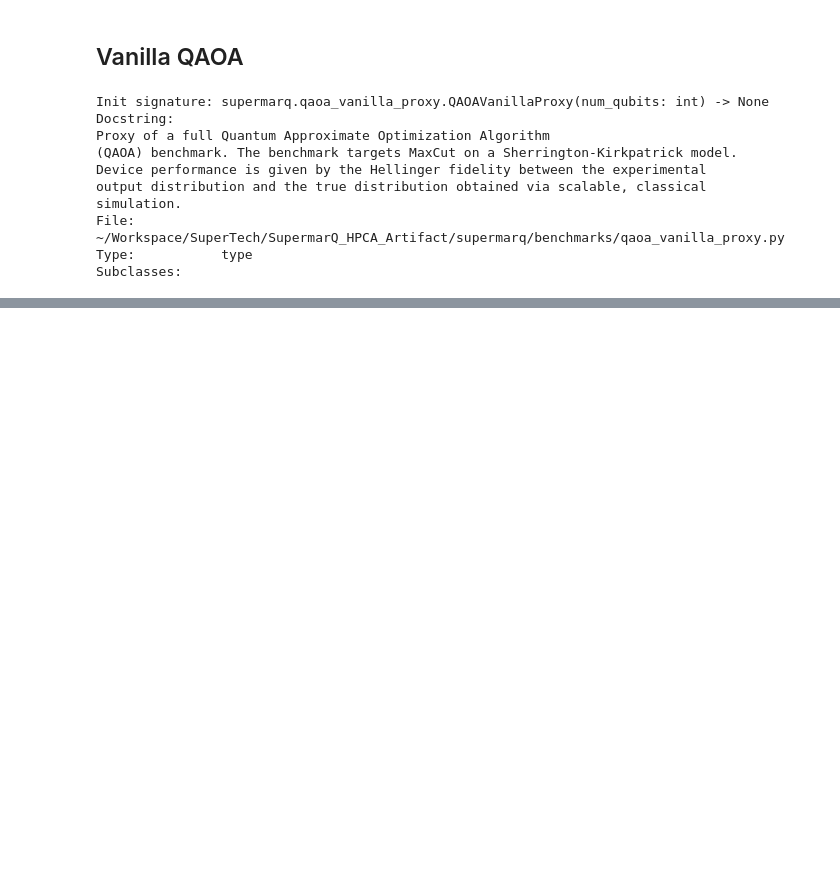
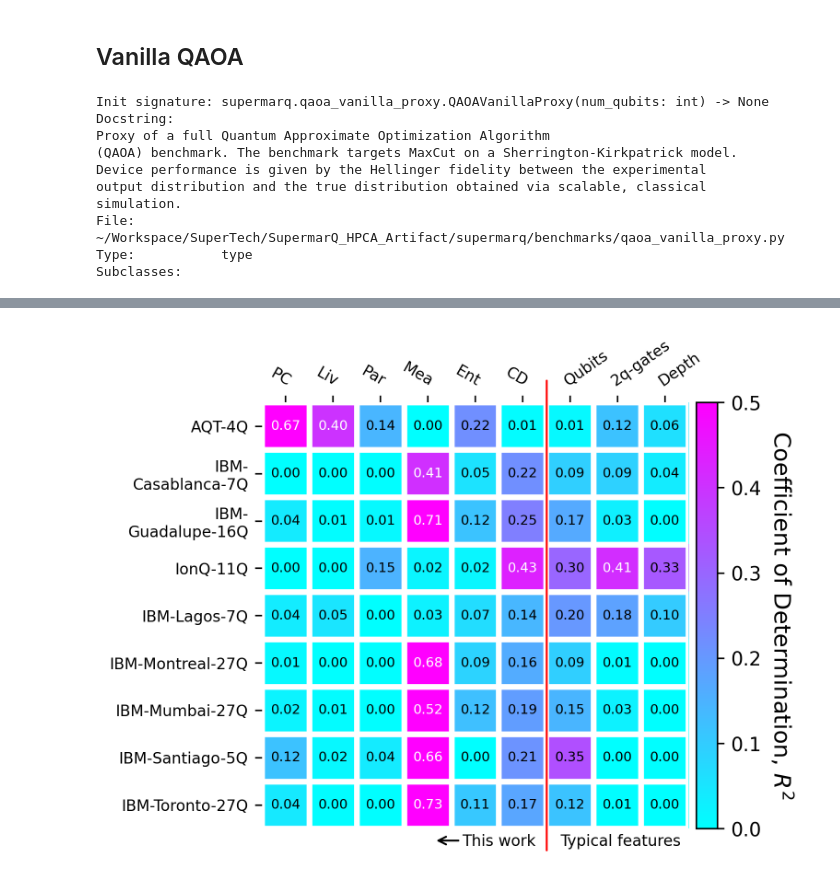
Before and after one commit to 00mjk/superMarq-1, a Jupyter notebook: HPCA_Artifact.ipynb, the cells around one changed output, grey strips where cells are left out. Saved outputs shown, nothing was run; the diff lists cells and outputs as text; code cells hidden in the pictures; blank space fills up the shorter version.

```diff
--- a/HPCA_Artifact.ipynb
+++ b/HPCA_Artifact.ipynb
@@ -528,0 +588,8 @@ ax.get_xaxis().set_visible(False)
+# %%
+# Load the dataframes from the data/ directory
+feature_df = pd.read_pickle('data/feature_dataframe.pickle')
+score_df = pd.read_pickle('data/benchmark_scores_dataframe.pickle')
+# %%
+# Create the correlation dataframes including the error-correction benchmarks
+correlation_wEC_df = pd.DataFrame(data=None, index=score_df.index, columns=feature_df.columns)
+correlation_wEC_df.head()
@@ -528,0 +672,28 @@ ax.get_xaxis().set_visible(False)
+# %%
+# Plot correlations INCLUDING error-correction Benchmarks
+fig, ax = plt.subplots(dpi=300)
+
+rows = ['AQT-4Q', 'IBM-\nCasablanca-7Q', 'IBM-\nGuadalupe-16Q', 'IonQ-11Q', 'IBM-Lagos-7Q', 'IBM-Montreal-27Q', 'IBM-Mumbai-27Q', 'IBM-Santiago-5Q', 'IBM-Toronto-27Q']
+cols = ['PC', 'Liv', 'Par', 'Mea', 'Ent', 'CD', 'Qubits', '2q-gates', 'Depth']
+subset_df = correlation_wEC_df.loc[:,[ 'Communication', 'Liveness', 'Parallelism', 'midMea', 'Entanglement', 'Depth', 'qubits', 'entangling-gates', 'regular-depth']]
+im, _ = heatmap(subset_df.to_numpy(dtype=float), rows, cols, ax=ax,
+                cmap="cool", vmin=0, vmax=0.5,
+                cbarlabel=r"Coefficient of Determination, $R^2$",
+                cbar_kw={'pad':0.01})
+
+annotate_heatmap(im, size=7)
+
+ax.annotate("", xy=(0.668, 1.06), xycoords='axes fraction',
+            xytext=(0.668, -0.06), textcoords='axes fraction',
+            arrowprops=dict(arrowstyle="-", connectionstyle="arc3", color='r'))
+ax.annotate("", xy=(0.4, -0.028), xycoords='axes fraction',
+            xytext=(0.47, -0.028), textcoords='axes fraction',
+            arrowprops=dict(arrowstyle="->", connectionstyle="arc3"))
+ax.annotate('This work', (0.47,-0.04), xycoords='axes fraction', fontsize=8)
+ax.annotate('Typical features', (0.7,-0.04), xycoords='axes fraction', fontsize=8, horizontalalignment='left')
+
+plt.tight_layout()
+plt.show()
+plt.close()
+# %% [output]
+[figure, added]
```
Also changed, not shown: parts of 33 cells of this notebook, 34 other files.
